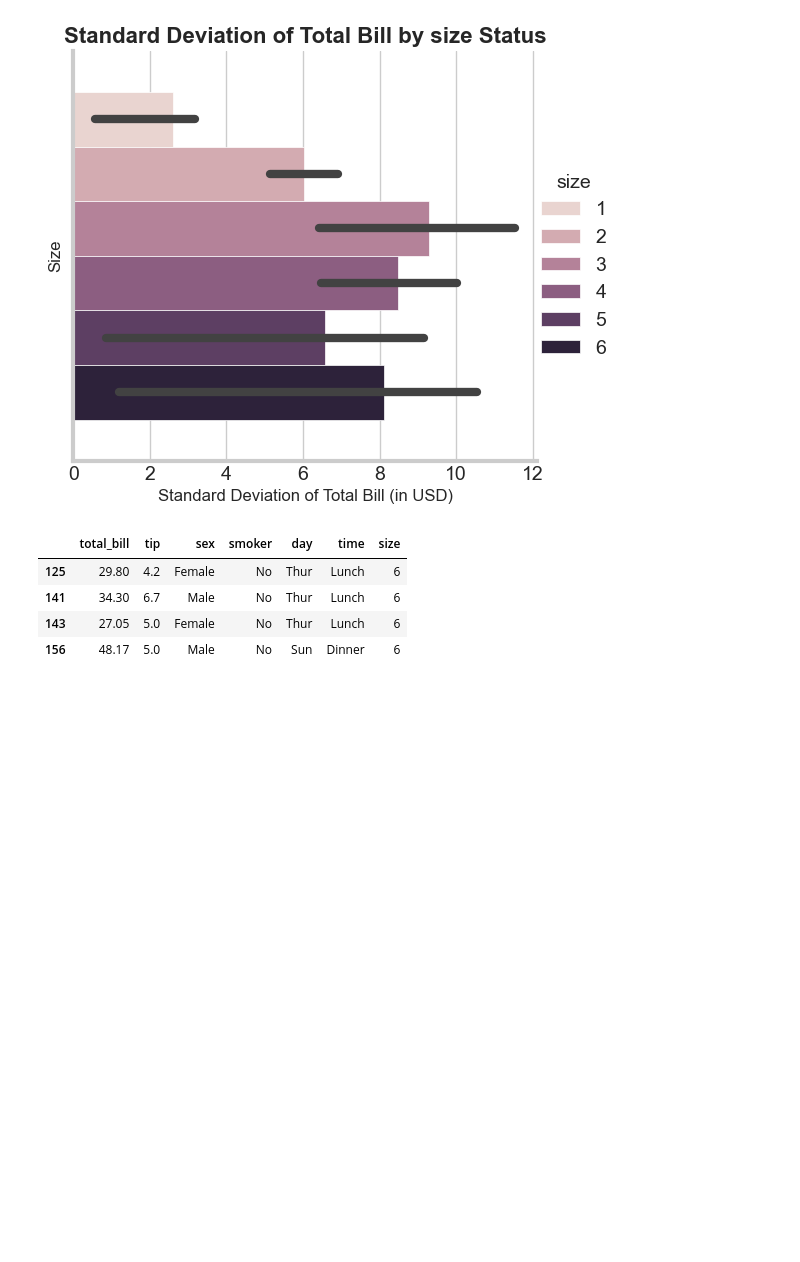
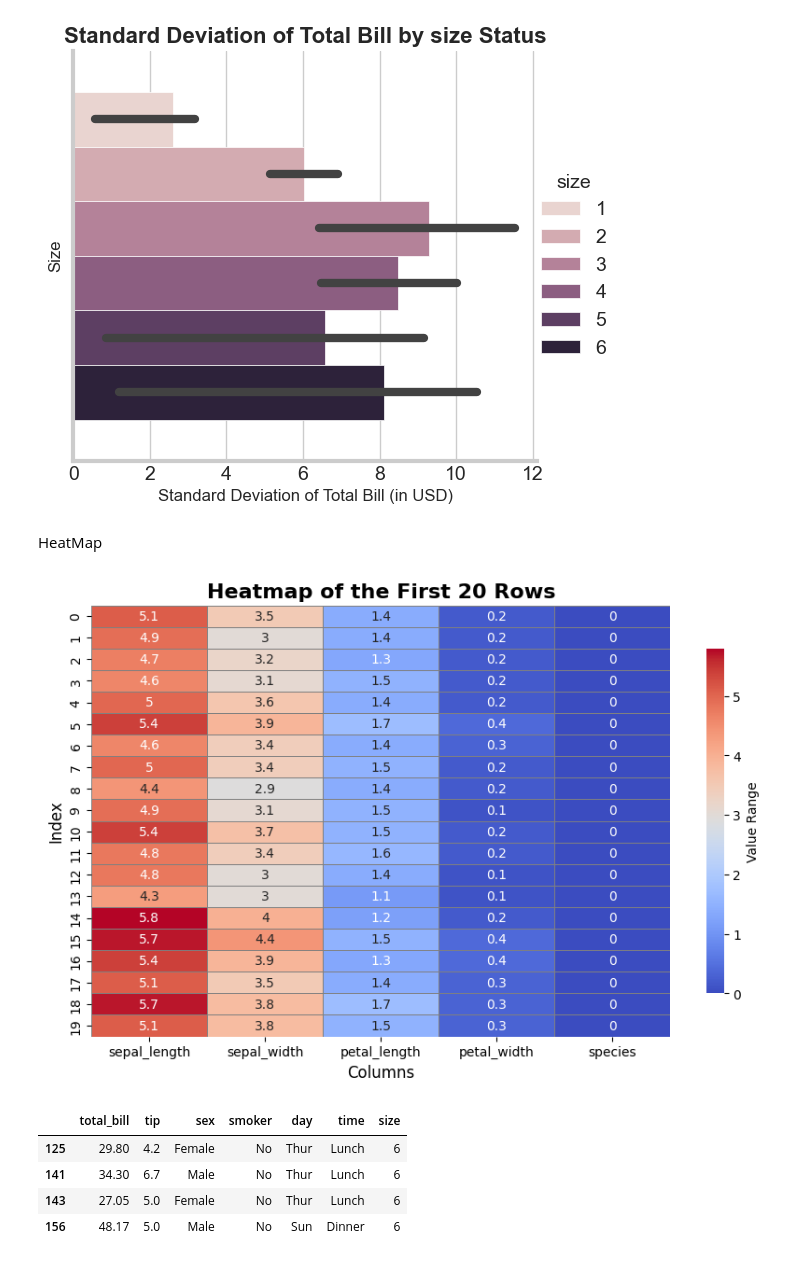
Before and after one commit to Razakhan143/demo, a Jupyter notebook: seaborn.ipynb, the cells around one changed output. Saved outputs shown, nothing was run; the diff lists cells and outputs as text; code cells hidden in the pictures; blank space fills up the shorter version.

Commit message:
add seaborn heatmap plot

```diff
--- a/seaborn.ipynb
+++ b/seaborn.ipynb
@@ -154,6 +155,30 @@ plt.xlabel("Standard Deviation of Total Bill (in USD)", fontsize=12)
 plt.show()
 # %% [output]
 [figure]
+# %% [markdown]
+HeatMap
+# %%
+#data
+df=sns.load_dataset('iris')
+# %%
+df['species'] = pd.Categorical(df['species']).codes
+# %%
+# Plotting the heatmap
+plt.figure(figsize=(10, 6))
+sns.heatmap(
+    df[:20],
+    annot=True, cmap="coolwarm",
+    linewidths=0.5, linecolor="gray",
+    cbar_kws={"shrink": 0.8, "label": "Value Range"}
+)
+
+plt.title("Heatmap of the First 20 Rows", fontsize=16, fontweight="bold")
+plt.xlabel("Columns", fontsize=12)
+plt.ylabel("Index", fontsize=12)
+
+plt.show()
+# %% [output]
+[figure, added]
 # %%
 # git commit -a -m "add seaborn "
 # git push origin main
```
Also changed, not shown: parts of 1 cell of this notebook.
